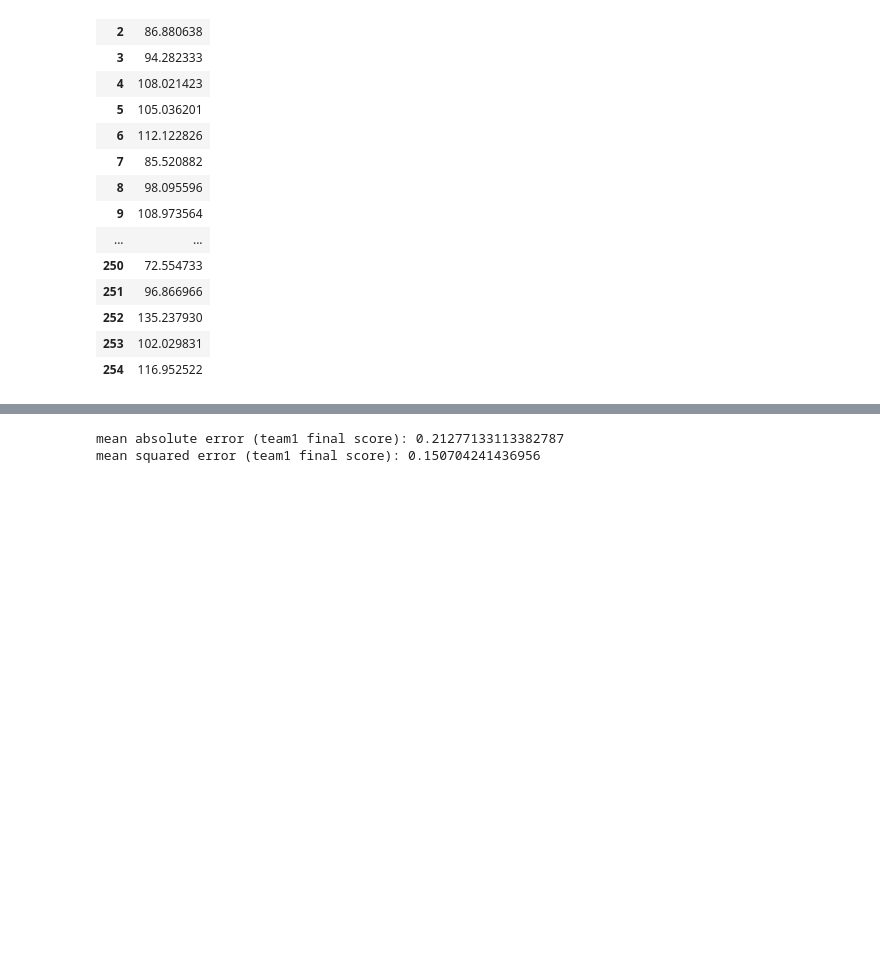
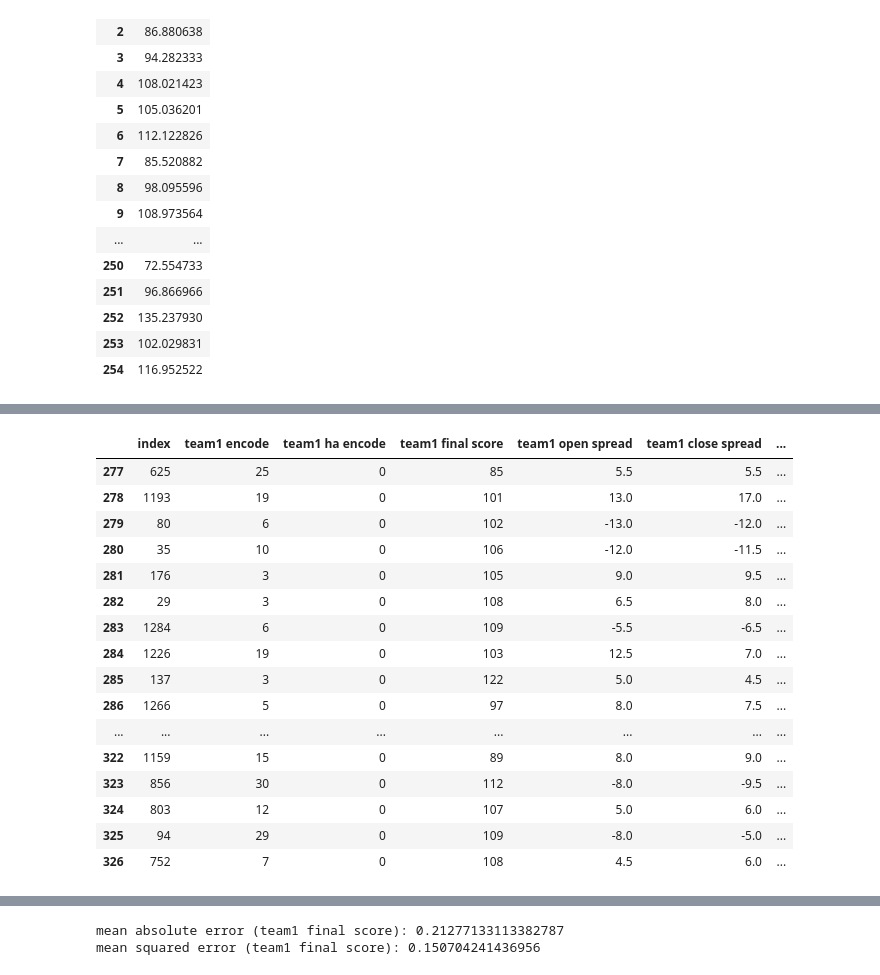
Before and after one commit to tamle7422/regression, a Jupyter notebook: nba.ipynb, the cells around one changed output, grey strips where cells are left out. Drawn from its saved outputs; the diff is of its cells as text; code cells hidden in the pictures; blank space fills up the shorter version.

```diff
--- a/nba.ipynb
+++ b/nba.ipynb
@@ -347,0 +362,20 @@ pd.DataFrame(yPredict).head(255)
+# %%
+xTest.tail(50)
+# %% [output]
+|  | index | team1 encode | team1 ha encode | team1 final score | team1 open spread | team1 close spread | ... |
+| 277 | 625 | 25 | 0 | 85 | 5.5 | 5.5 | ... |
+| 278 | 1193 | 19 | 0 | 101 | 13.0 | 17.0 | ... |
+| 279 | 80 | 6 | 0 | 102 | -13.0 | -12.0 | ... |
+| 280 | 35 | 10 | 0 | 106 | -12.0 | -11.5 | ... |
+| 281 | 176 | 3 | 0 | 105 | 9.0 | 9.5 | ... |
+| 282 | 29 | 3 | 0 | 108 | 6.5 | 8.0 | ... |
+| 283 | 1284 | 6 | 0 | 109 | -5.5 | -6.5 | ... |
+| 284 | 1226 | 19 | 0 | 103 | 12.5 | 7.0 | ... |
+| 285 | 137 | 3 | 0 | 122 | 5.0 | 4.5 | ... |
+| 286 | 1266 | 5 | 0 | 97 | 8.0 | 7.5 | ... |
+| ... | ... | ... | ... | ... | ... | ... | ... |
+| 322 | 1159 | 15 | 0 | 89 | 8.0 | 9.0 | ... |
+| 323 | 856 | 30 | 0 | 112 | -8.0 | -9.5 | ... |
+| 324 | 803 | 12 | 0 | 107 | 5.0 | 6.0 | ... |
+| 325 | 94 | 29 | 0 | 109 | -8.0 | -5.0 | ... |
+| 326 | 752 | 7 | 0 | 108 | 4.5 | 6.0 | ... |
```
Also changed, not shown: parts of 8 cells of this notebook.
